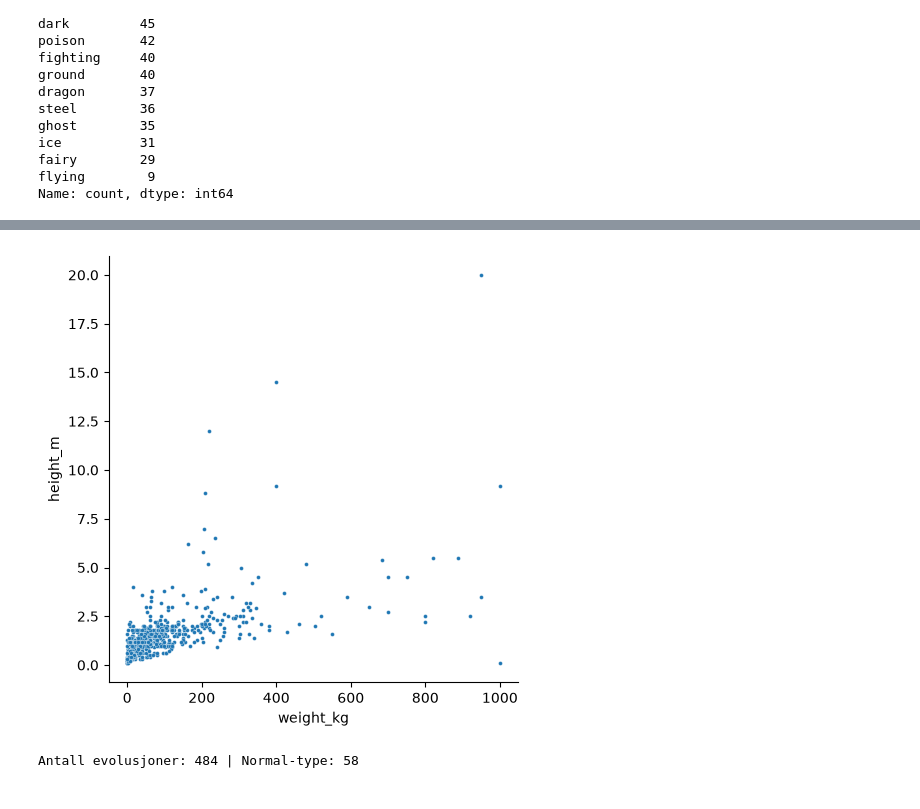
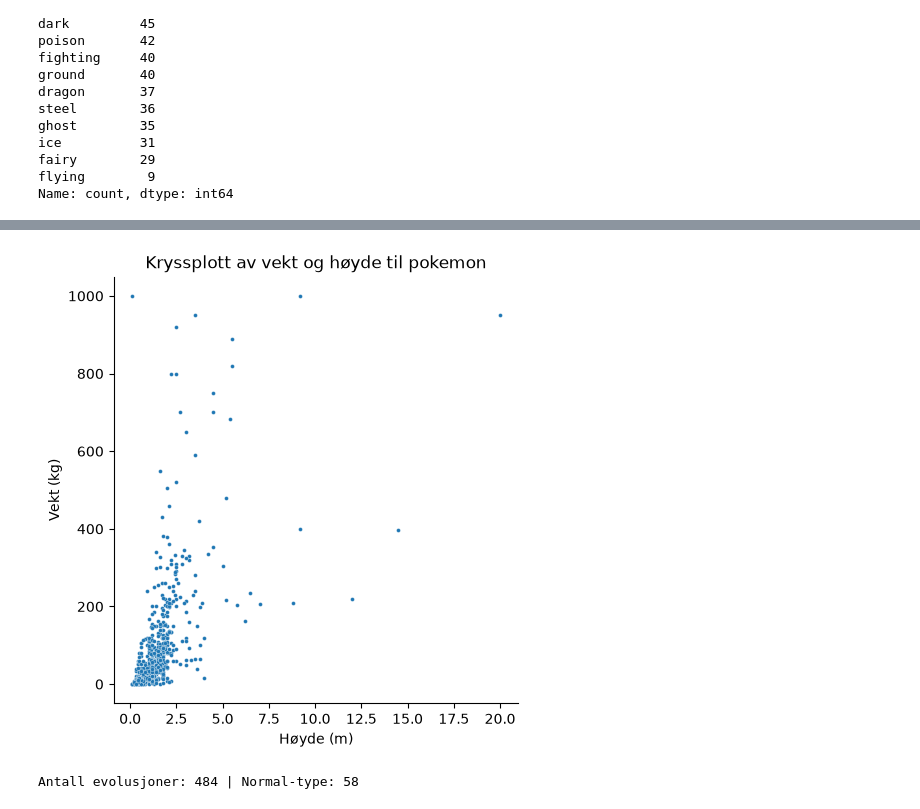
Before and after one commit to Kvestboe/stats_prosjekt, a Jupyter notebook: regresjonsanalyse.ipynb, the cells around one changed output, grey strips where cells are left out. Drawn from its saved outputs; the diff is of its cells as text; code cells hidden in the pictures.

```diff
--- a/regresjonsanalyse.ipynb
+++ b/regresjonsanalyse.ipynb
@@ -95,9 +88,12 @@ is_mythical            bool
 dtype: object
 # %%
-sns.relplot(x = 'weight_kg', y = 'height_m', kind = 'scatter', s = 8, data = pokedex)
+sns.relplot(x = 'height_m', y = 'weight_kg', kind = 'scatter', s = 8, data = pokedex)
+plt.xlabel("Høyde (m)")
+plt.ylabel("Vekt (kg)")
+plt.title("Kryssplott av vekt og høyde til pokemon")
 plt.show()
 # %% [output]
-[figure, old version]
+[figure, new version]
 # %%
 forrige = pokedex[["id", "name", "height_m", "weight_kg"]]
 pairs = pokedex.merge(forrige, left_on="evolves_from_id", right_on="id", suffixes=("", "_prev"))
```
Also changed, not shown: parts of 10 cells of this notebook, 2 other files.
